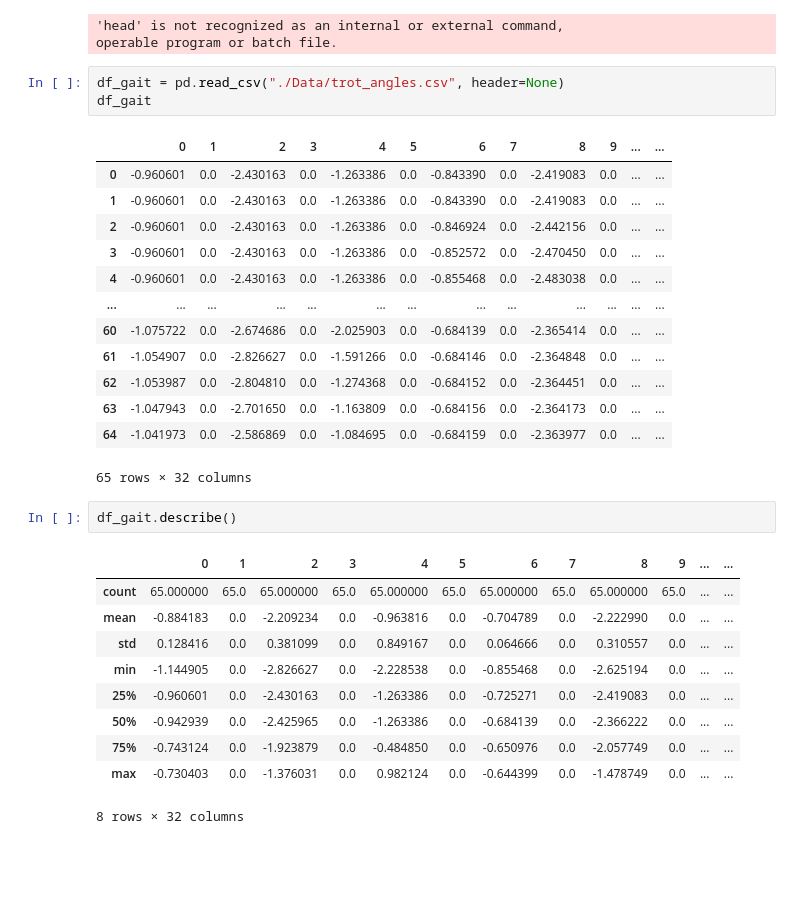
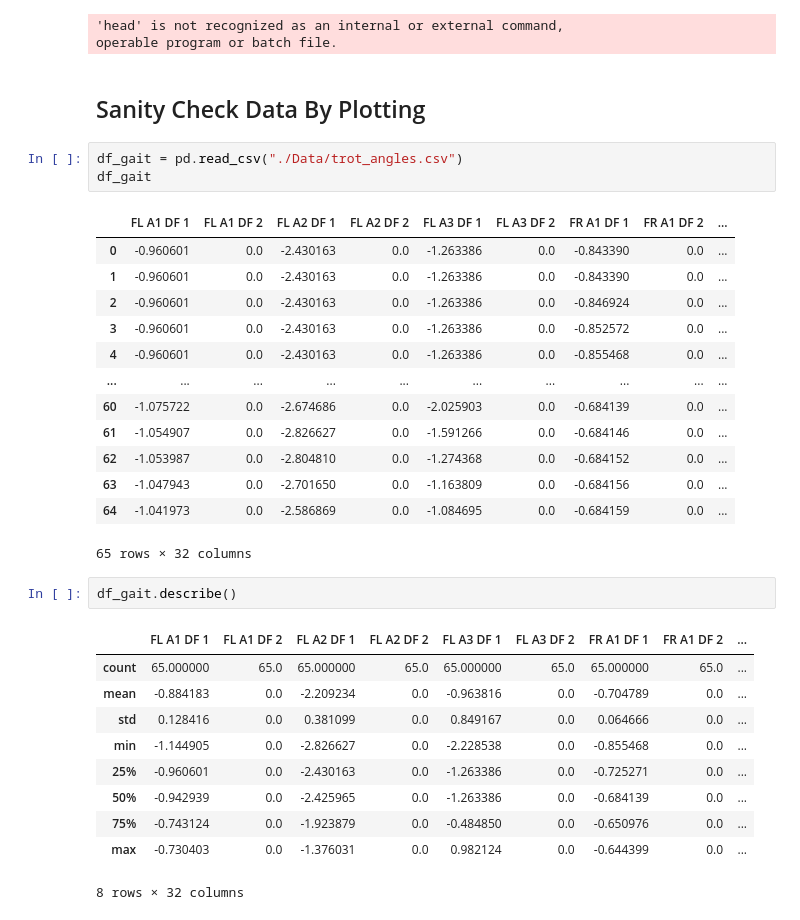
Before and after one commit to anthonyjclark/gaitpt, a Jupyter notebook: gait_model.ipynb, the cells around one changed output. Cells and saved outputs as stored; diff of their text form; blank space fills up the shorter version.

```diff
--- a/gait_model.ipynb
+++ b/gait_model.ipynb
@@ -288,34 +291,36 @@ Final loss for walk: 0.27437835693359375
 # %% [output]
 'head' is not recognized as an internal or external command,
 operable program or batch file.
+# %% [markdown]
+## Sanity Check Data By Plotting
 # %%
-df_gait = pd.read_csv("./Data/trot_angles.csv", header=None)
+df_gait = pd.read_csv("./Data/trot_angles.csv")
 df_gait
 # %% [output]
-|  | 0 | 1 | 2 | 3 | 4 | 5 | 6 | 7 | 8 | 9 | ... | ... |
-| 0 | -0.960601 | 0.0 | -2.430163 | 0.0 | -1.263386 | 0.0 | -0.843390 | 0.0 | -2.419083 | 0.0 | ... | ... |
-| 1 | -0.960601 | 0.0 | -2.430163 | 0.0 | -1.263386 | 0.0 | -0.843390 | 0.0 | -2.419083 | 0.0 | ... | ... |
-| 2 | -0.960601 | 0.0 | -2.430163 | 0.0 | -1.263386 | 0.0 | -0.846924 | 0.0 | -2.442156 | 0.0 | ... | ... |
-| 3 | -0.960601 | 0.0 | -2.430163 | 0.0 | -1.263386 | 0.0 | -0.852572 | 0.0 | -2.470450 | 0.0 | ... | ... |
-| 4 | -0.960601 | 0.0 | -2.430163 | 0.0 | -1.263386 | 0.0 | -0.855468 | 0.0 | -2.483038 | 0.0 | ... | ... |
-| ... | ... | ... | ... | ... | ... | ... | ... | ... | ... | ... | ... | ... |
-| 60 | -1.075722 | 0.0 | -2.674686 | 0.0 | -2.025903 | 0.0 | -0.684139 | 0.0 | -2.365414 | 0.0 | ... | ... |
-| 61 | -1.054907 | 0.0 | -2.826627 | 0.0 | -1.591266 | 0.0 | -0.684146 | 0.0 | -2.364848 | 0.0 | ... | ... |
-| 62 | -1.053987 | 0.0 | -2.804810 | 0.0 | -1.274368 | 0.0 | -0.684152 | 0.0 | -2.364451 | 0.0 | ... | ... |
-| 63 | -1.047943 | 0.0 | -2.701650 | 0.0 | -1.163809 | 0.0 | -0.684156 | 0.0 | -2.364173 | 0.0 | ... | ... |
-| 64 | -1.041973 | 0.0 | -2.586869 | 0.0 | -1.084695 | 0.0 | -0.684159 | 0.0 | -2.363977 | 0.0 | ... | ... |
+|  | FL A1 DF 1 | FL A1 DF 2 | FL A2 DF 1 | FL A2 DF 2 | FL A3 DF 1 | FL A3 DF 2 | FR A1 DF 1 | FR A1 DF 2 | ... |
+| 0 | -0.960601 | 0.0 | -2.430163 | 0.0 | -1.263386 | 0.0 | -0.843390 | 0.0 | ... |
+| 1 | -0.960601 | 0.0 | -2.430163 | 0.0 | -1.263386 | 0.0 | -0.843390 | 0.0 | ... |
+| 2 | -0.960601 | 0.0 | -2.430163 | 0.0 | -1.263386 | 0.0 | -0.846924 | 0.0 | ... |
+| 3 | -0.960601 | 0.0 | -2.430163 | 0.0 | -1.263386 | 0.0 | -0.852572 | 0.0 | ... |
+| 4 | -0.960601 | 0.0 | -2.430163 | 0.0 | -1.263386 | 0.0 | -0.855468 | 0.0 | ... |
+| ... | ... | ... | ... | ... | ... | ... | ... | ... | ... |
+| 60 | -1.075722 | 0.0 | -2.674686 | 0.0 | -2.025903 | 0.0 | -0.684139 | 0.0 | ... |
+| 61 | -1.054907 | 0.0 | -2.826627 | 0.0 | -1.591266 | 0.0 | -0.684146 | 0.0 | ... |
+| 62 | -1.053987 | 0.0 | -2.804810 | 0.0 | -1.274368 | 0.0 | -0.684152 | 0.0 | ... |
+| 63 | -1.047943 | 0.0 | -2.701650 | 0.0 | -1.163809 | 0.0 | -0.684156 | 0.0 | ... |
+| 64 | -1.041973 | 0.0 | -2.586869 | 0.0 | -1.084695 | 0.0 | -0.684159 | 0.0 | ... |
 65 rows × 32 columns
 # %%
 df_gait.describe()
 # %% [output]
-|  | 0 | 1 | 2 | 3 | 4 | 5 | 6 | 7 | 8 | 9 | ... | ... |
-| count | 65.000000 | 65.0 | 65.000000 | 65.0 | 65.000000 | 65.0 | 65.000000 | 65.0 | 65.000000 | 65.0 | ... | ... |
-| mean | -0.884183 | 0.0 | -2.209234 | 0.0 | -0.963816 | 0.0 | -0.704789 | 0.0 | -2.222990 | 0.0 | ... | ... |
-| std | 0.128416 | 0.0 | 0.381099 | 0.0 | 0.849167 | 0.0 | 0.064666 | 0.0 | 0.310557 | 0.0 | ... | ... |
-| min | -1.144905 | 0.0 | -2.826627 | 0.0 | -2.228538 | 0.0 | -0.855468 | 0.0 | -2.625194 | 0.0 | ... | ... |
-| 25% | -0.960601 | 0.0 | -2.430163 | 0.0 | -1.263386 | 0.0 | -0.725271 | 0.0 | -2.419083 | 0.0 | ... | ... |
-| 50% | -0.942939 | 0.0 | -2.425965 | 0.0 | -1.263386 | 0.0 | -0.684139 | 0.0 | -2.366222 | 0.0 | ... | ... |
-| 75% | -0.743124 | 0.0 | -1.923879 | 0.0 | -0.484850 | 0.0 | -0.650976 | 0.0 | -2.057749 | 0.0 | ... | ... |
-| max | -0.730403 | 0.0 | -1.376031 | 0.0 | 0.982124 | 0.0 | -0.644399 | 0.0 | -1.478749 | 0.0 | ... | ... |
+|  | FL A1 DF 1 | FL A1 DF 2 | FL A2 DF 1 | FL A2 DF 2 | FL A3 DF 1 | FL A3 DF 2 | FR A1 DF 1 | FR A1 DF 2 | ... |
+| count | 65.000000 | 65.0 | 65.000000 | 65.0 | 65.000000 | 65.0 | 65.000000 | 65.0 | ... |
+| mean | -0.884183 | 0.0 | -2.209234 | 0.0 | -0.963816 | 0.0 | -0.704789 | 0.0 | ... |
+| std | 0.128416 | 0.0 | 0.381099 | 0.0 | 0.849167 | 0.0 | 0.064666 | 0.0 | ... |
+| min | -1.144905 | 0.0 | -2.826627 | 0.0 | -2.228538 | 0.0 | -0.855468 | 0.0 | ... |
+| 25% | -0.960601 | 0.0 | -2.430163 | 0.0 | -1.263386 | 0.0 | -0.725271 | 0.0 | ... |
+| 50% | -0.942939 | 0.0 | -2.425965 | 0.0 | -1.263386 | 0.0 | -0.684139 | 0.0 | ... |
+| 75% | -0.743124 | 0.0 | -1.923879 | 0.0 | -0.484850 | 0.0 | -0.650976 | 0.0 | ... |
+| max | -0.730403 | 0.0 | -1.376031 | 0.0 | 0.982124 | 0.0 | -0.644399 | 0.0 | ... |
 8 rows × 32 columns
 # %%
```
Also changed, not shown: parts of 4 cells of this notebook, 1 other file.
